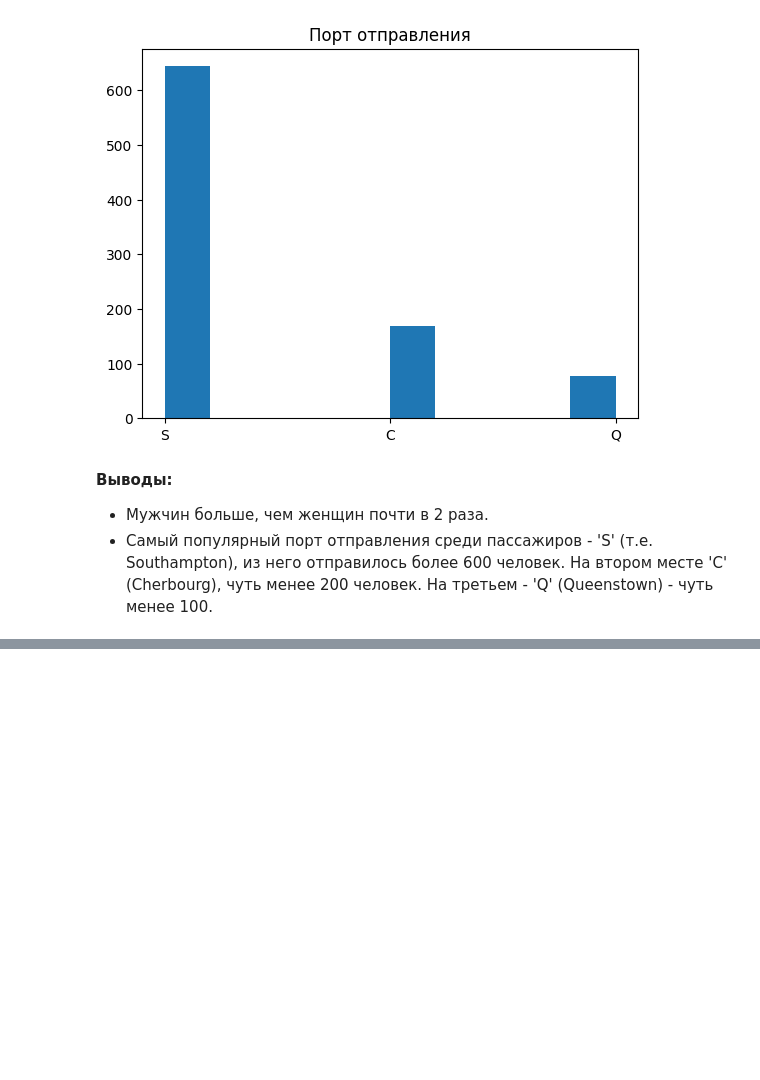
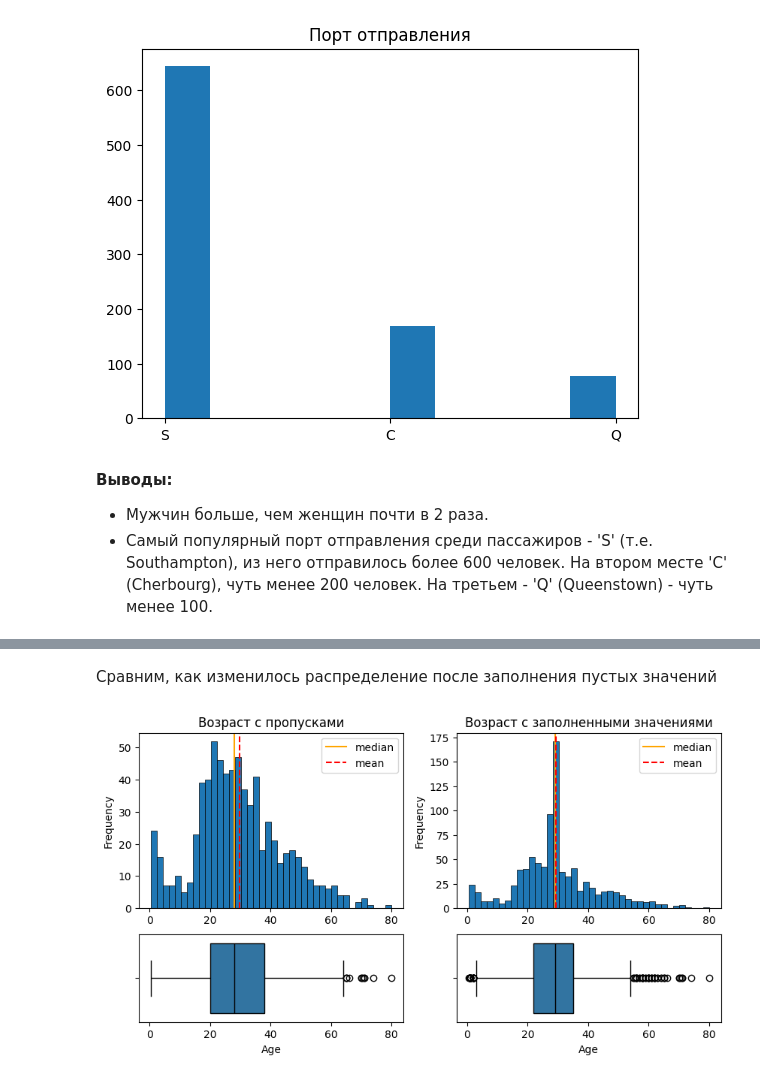
Before and after one commit to VenerinnaWolf/learning-airflow, a Jupyter notebook: python_tasks/combined/combined.ipynb, the cells around one changed output, grey strips where cells are left out. Cells and saved outputs as stored; diff of their text form; code cells hidden in the pictures; blank space fills up the shorter version.

Commit message:
Data cleansing, outliers, null values. More analysis and comments

```diff
--- a/python_tasks/combined/combined.ipynb
+++ b/python_tasks/combined/combined.ipynb
@@ -174,0 +212,9 @@ plt.show()
+# %%
+# Делаем копию нашего датафрейма
+df_copy = df.copy()
+
+# Заполняем пустые значения медианой
+df_copy['Age'] = df_copy['Age'].fillna(df_copy.groupby('Sex')['Age'].transform('median'))
+
+display(df.Age.describe())  # До заполнения пустых значений
+display(df_copy.Age.describe())  # После заполнения
@@ -174,0 +240,19 @@ plt.show()
+# %% [markdown]
+Сравним, как изменилось распределение после заполнения пустых значений
+# %%
+def draw_graph(data: pd.DataFrame, title, ax_hist, ax_box):
+    # Гистограмма
+    data.plot(kind='hist', bins=40, edgecolor='k', linewidth=0.5, title=title, ax=ax_hist) # гистограмма
+    median_line = ax_hist.axvline(data.median(), color='orange', label='median')  # линия медианы на гистограмме
+    mean_line = ax_hist.axvline(data.mean(), color='r', label='mean', linestyle='dashed')  # линия среднего на гистограмме
+    ax_hist.legend(handles=[median_line, mean_line])  # легенда на гистограмме
+
+    sns.boxplot(data, orient='h', linecolor='k', ax=ax_box)  # ящик с усами
+    return hist, box_plt
+
+fig, axes = plt.subplots(2, 2, figsize=(10, 5), gridspec_kw={'height_ratios': [2, 1]})  # поле для графиков
+draw_graph(df['Age'], 'Возраст с пропусками', axes[0, 0], axes[1, 0])
+draw_graph(df_copy['Age'], 'Возраст с заполненными значениями', axes[0, 1], axes[1, 1])
+plt.show()
+# %% [output]
+[figure, added]
```
Also changed, not shown: parts of 21 cells of this notebook.
